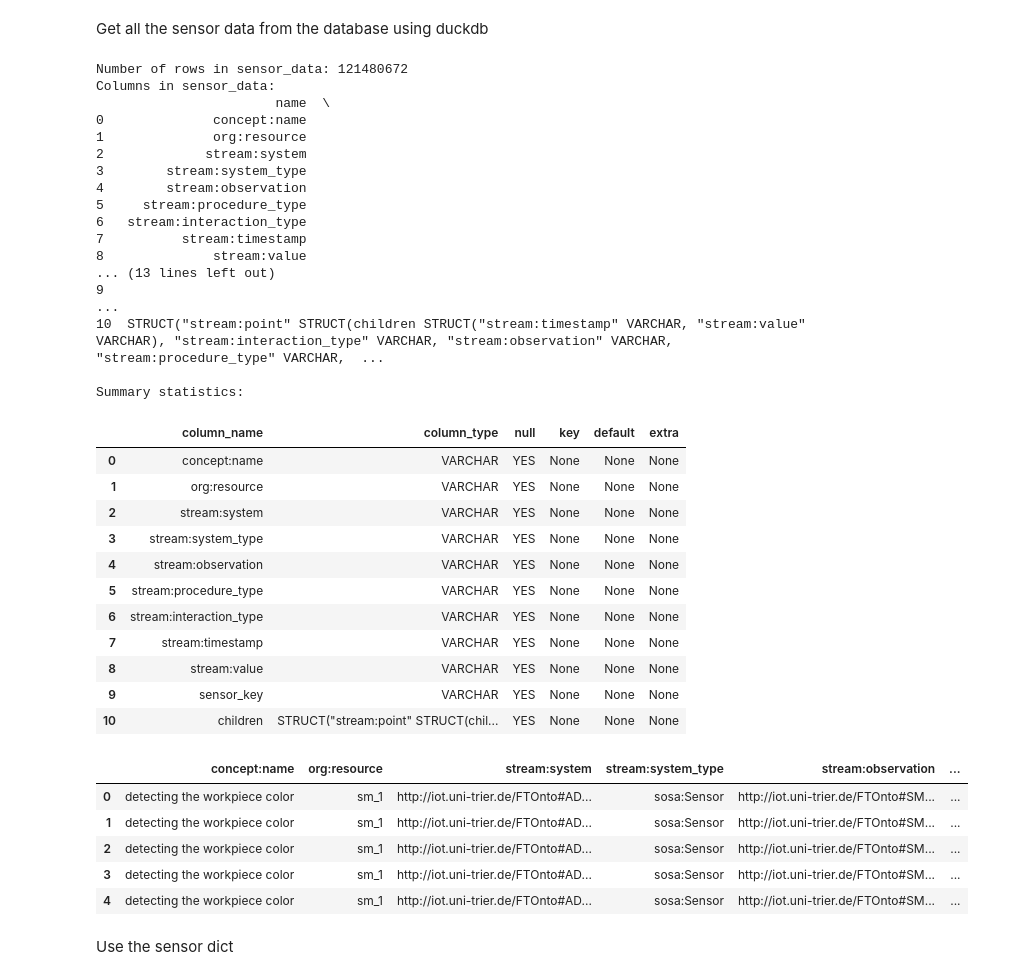
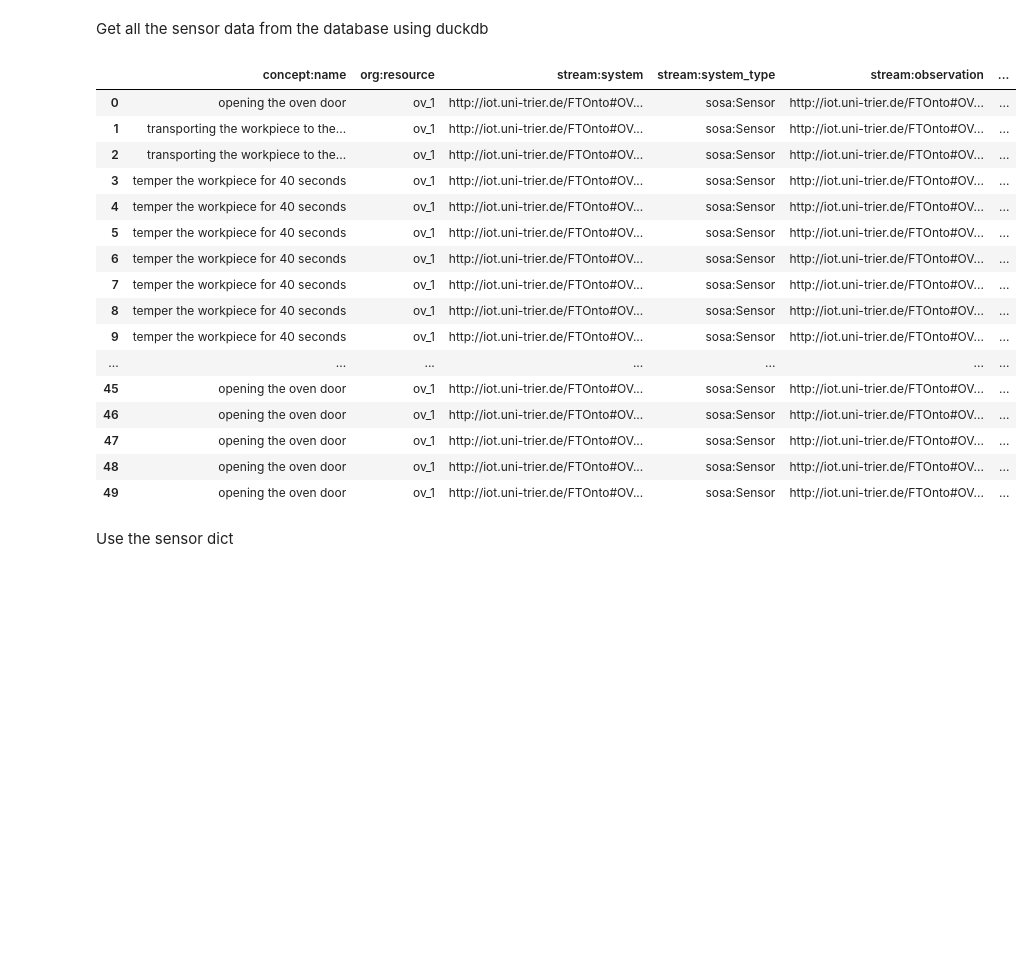
Before and after one commit to Olive305/Bachelor-thesis, a Jupyter notebook: Data/IoT enriched event log paper/document_log_content.ipynb, the cells around one changed output. Saved outputs shown, nothing was run; the diff lists cells and outputs as text; code cells hidden in the pictures; blank space fills up the shorter version.

```diff
--- a/Data/IoT enriched event log paper/document_log_content.ipynb
+++ b/Data/IoT enriched event log paper/document_log_content.ipynb
@@ -278,67 +278,64 @@ Get all the sensor data from the database using duckdb
 # %%
 import duckdb
 import os
+from pathlib import Path
+import pandas as pd
+
+xes_directory = Path.cwd() / "20130794" / "Data Quality Issues Event Log"
 
 # Make sure xes_directory is defined before this line
 parquet_dir = os.path.join(xes_directory, "parquet")
 
 # Connect to an in-memory DuckDB instance
 con = duckdb.connect(database=':memory:')
 
 # Collect all .parquet files in the directory
 parquet_file = os.path.join(parquet_dir, "all_combined.parquet")
 
 # Ensure there are files to process
 if not os.path.exists(parquet_file):
     raise FileNotFoundError(f"No Parquet file found at {parquet_file}")
 
 # Register all Parquet files as a single virtual table (view)
 # IMPORTANT: DuckDB's parquet_scan expects a *list of strings* to be passed as a DuckDB list literal
 # Use array syntax ['file1.parquet', 'file2.parquet', ...]
 parquet_list_str = f"'{parquet_file}'"
 query = f"CREATE VIEW sensor_data AS SELECT * FROM parquet_scan([{parquet_list_str}])"
 con.execute(query)
 
 
 
 # Optionally preview first few rows
-df_sensor = con.execute("SELECT * FROM sensor_data LIMIT 5").df()
-display(df_sensor)
+# Query: group by stream:system and stream:observation, filter for one resource (e.g., 'sm_1')
+df_sensor_grouped = con.execute("""
+    SELECT
+        *
+    FROM sensor_data
+    WHERE "stream:observation" = 'http://iot.uni-trier.de/FTOnto#OV_1_WT_1_Pneumatic_System_Pressure'
+    AND "stream:value" > '0.5'
+    LIMIT 50
+""").df()
+pd.set_option('display.max_colwidth', None)
+pd.set_option('display.width', None)
+pd.set_option('display.max_columns', None)
+display(df_sensor_grouped)
 # %% [output]
-Number of rows in sensor_data: 121480672
-Columns in sensor_data:
-                       name  \
-0              concept:name
-1              org:resource
-2             stream:system
-3        stream:system_type
-4        stream:observation
-5     stream:procedure_type
-6   stream:interaction_type
-7          stream:timestamp
-8              stream:value
-... (13 lines left out)
-9                                                                                                                                                                                                        ...
-10  STRUCT("stream:point" STRUCT(children STRUCT("stream:timestamp" VARCHAR, "stream:value" VARCHAR), "stream:interaction_type" VARCHAR, "stream:observation" VARCHAR, "stream:procedure_type" VARCHAR,  ...
-
-Summary statistics:
-|  | column_name | column_type | null | key | default | extra |
-| 0 | concept:name | VARCHAR | YES | None | None | None |
-| 1 | org:resource | VARCHAR | YES | None | None | None |
-| 2 | stream:system | VARCHAR | YES | None | None | None |
-| 3 | stream:system_type | VARCHAR | YES | None | None | None |
-| 4 | stream:observation | VARCHAR | YES | None | None | None |
-| 5 | stream:procedure_type | VARCHAR | YES | None | None | None |
-| 6 | stream:interaction_type | VARCHAR | YES | None | None | None |
-| 7 | stream:timestamp | VARCHAR | YES | None | None | None |
-| 8 | stream:value | VARCHAR | YES | None | None | None |
-| 9 | sensor_key | VARCHAR | YES | None | None | None |
-| 10 | children | STRUCT("stream:point" STRUCT(chil... | YES | None | None | None |
+|  | concept:name | org:resource | stream:system | stream:system_type | stream:observation | ... |
+| 0 | opening the oven door | ov_1 | http://iot.uni-trier.de/FTOnto#OV... | sosa:Sensor | http://iot.uni-trier.de/FTOnto#OV... | ... |
+| 1 | transporting the workpiece to the... | ov_1 | http://iot.uni-trier.de/FTOnto#OV... | sosa:Sensor | http://iot.uni-trier.de/FTOnto#OV... | ... |
+| 2 | transporting the workpiece to the... | ov_1 | http://iot.uni-trier.de/FTOnto#OV... | sosa:Sensor | http://iot.uni-trier.de/FTOnto#OV... | ... |
+| 3 | temper the workpiece for 40 seconds | ov_1 | http://iot.uni-trier.de/FTOnto#OV... | sosa:Sensor | http://iot.uni-trier.de/FTOnto#OV... | ... |
+| 4 | temper the workpiece for 40 seconds | ov_1 | http://iot.uni-trier.de/FTOnto#OV... | sosa:Sensor | http://iot.uni-trier.de/FTOnto#OV... | ... |
+| 5 | temper the workpiece for 40 seconds | ov_1 | http://iot.uni-trier.de/FTOnto#OV... | sosa:Sensor | http://iot.uni-trier.de/FTOnto#OV... | ... |
+| 6 | temper the workpiece for 40 seconds | ov_1 | http://iot.uni-trier.de/FTOnto#OV... | sosa:Sensor | http://iot.uni-trier.de/FTOnto#OV... | ... |
+| 7 | temper the workpiece for 40 seconds | ov_1 | http://iot.uni-trier.de/FTOnto#OV... | sosa:Sensor | http://iot.uni-trier.de/FTOnto#OV... | ... |
+| 8 | temper the workpiece for 40 seconds | ov_1 | http://iot.uni-trier.de/FTOnto#OV... | sosa:Sensor | http://iot.uni-trier.de/FTOnto#OV... | ... |
+| 9 | temper the workpiece for 40 seconds | ov_1 | http://iot.uni-trier.de/FTOnto#OV... | sosa:Sensor | http://iot.uni-trier.de/FTOnto#OV... | ... |
+| ... | ... | ... | ... | ... | ... | ... |
+| 45 | opening the oven door | ov_1 | http://iot.uni-trier.de/FTOnto#OV... | sosa:Sensor | http://iot.uni-trier.de/FTOnto#OV... | ... |
+| 46 | opening the oven door | ov_1 | http://iot.uni-trier.de/FTOnto#OV... | sosa:Sensor | http://iot.uni-trier.de/FTOnto#OV... | ... |
+| 47 | opening the oven door | ov_1 | http://iot.uni-trier.de/FTOnto#OV... | sosa:Sensor | http://iot.uni-trier.de/FTOnto#OV... | ... |
+| 48 | opening the oven door | ov_1 | http://iot.uni-trier.de/FTOnto#OV... | sosa:Sensor | http://iot.uni-trier.de/FTOnto#OV... | ... |
+| 49 | opening the oven door | ov_1 | http://iot.uni-trier.de/FTOnto#OV... | sosa:Sensor | http://iot.uni-trier.de/FTOnto#OV... | ... |
-|  | concept:name | org:resource | stream:system | stream:system_type | stream:observation | ... |
-| 0 | detecting the workpiece color | sm_1 | http://iot.uni-trier.de/FTOnto#AD... | sosa:Sensor | http://iot.uni-trier.de/FTOnto#SM... | ... |
-| 1 | detecting the workpiece color | sm_1 | http://iot.uni-trier.de/FTOnto#AD... | sosa:Sensor | http://iot.uni-trier.de/FTOnto#SM... | ... |
-| 2 | detecting the workpiece color | sm_1 | http://iot.uni-trier.de/FTOnto#AD... | sosa:Sensor | http://iot.uni-trier.de/FTOnto#SM... | ... |
-| 3 | detecting the workpiece color | sm_1 | http://iot.uni-trier.de/FTOnto#AD... | sosa:Sensor | http://iot.uni-trier.de/FTOnto#SM... | ... |
-| 4 | detecting the workpiece color | sm_1 | http://iot.uni-trier.de/FTOnto#AD... | sosa:Sensor | http://iot.uni-trier.de/FTOnto#SM... | ... |
 # %% [markdown]
 Use the sensor dict
```
Also changed, not shown: 2 other files.
